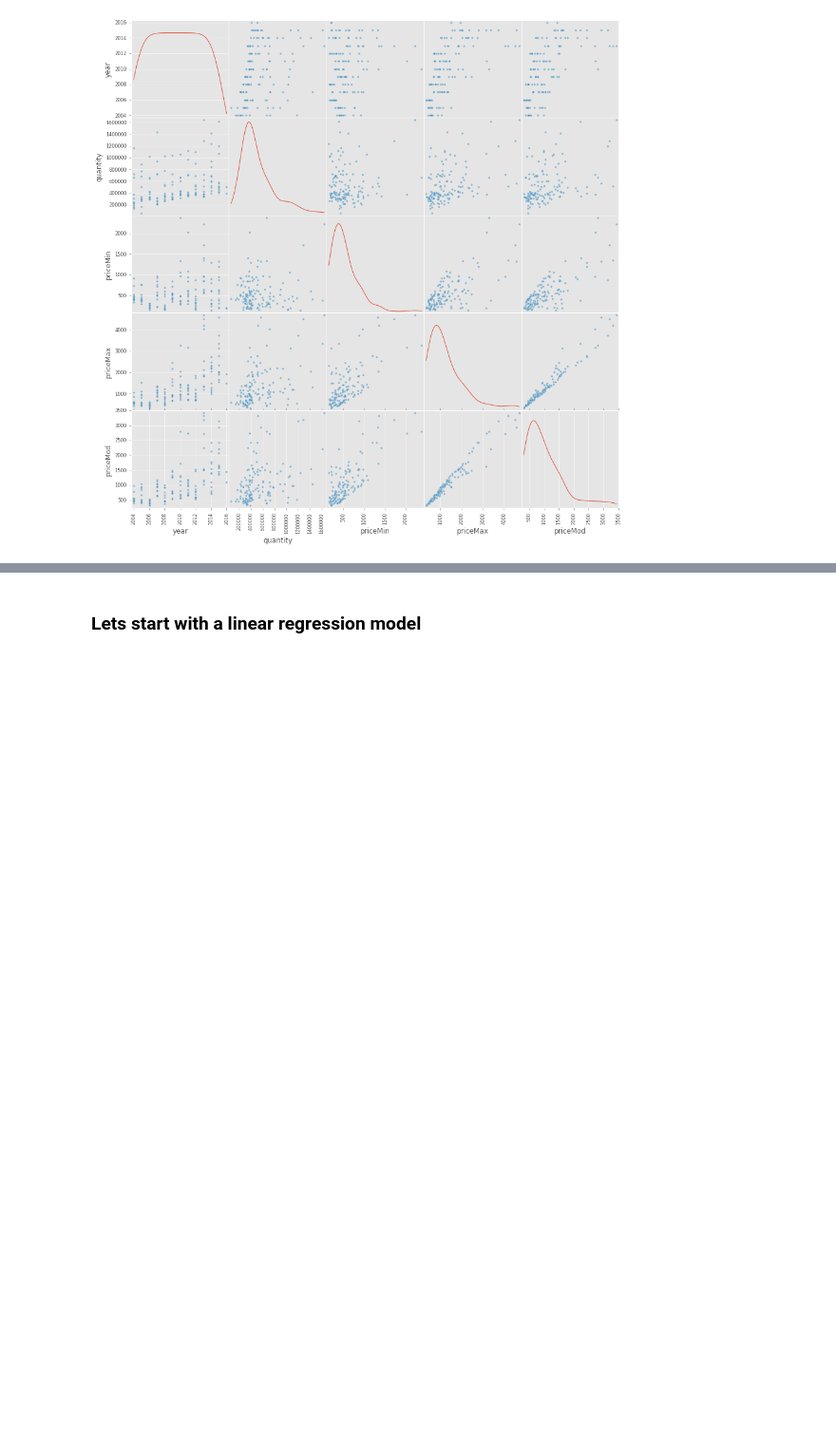
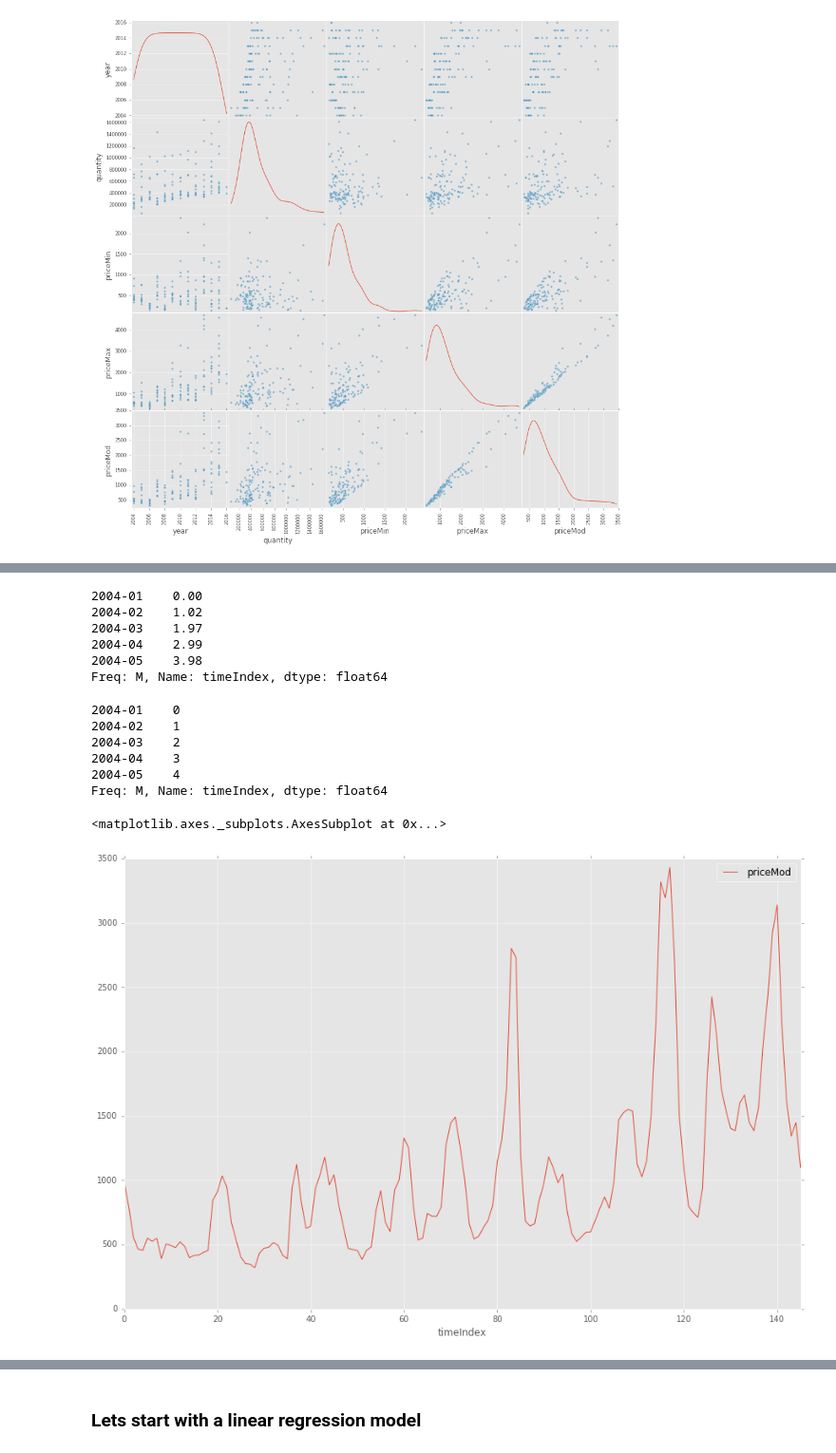
Before and after one commit to jithurjacob/machine-learning, a Jupyter notebook: time_series/5-Model.ipynb, the cells around one changed output, grey strips where cells are left out. Shown: that part at 95% size. Saved outputs shown, nothing was run; the diff lists cells and outputs as text; code cells hidden in the pictures; blank space fills up the shorter version.

```diff
--- a/time_series/5-Model.ipynb
+++ b/time_series/5-Model.ipynb
@@ -38,5 +46,5 @@ df.head()
 # %%
-dfBang = df[df.city == 'BANGALORE']
+dfBang = df.loc[df.city == "BANGALORE"].copy()
 # %%
 dfBang.head()
 # %% [output]
@@ -128,0 +129,3 @@ lm = sm.OLS(y, x).fit()
+# %%
+# Convert date in datetimedelta figure starting from zero
+dfBang["timeIndex"] = dfBang.date - dfBang.date.min()
@@ -128,0 +158,9 @@ lm = sm.OLS(y, x).fit()
+# %%
+dfBang.timeIndex.head()
+# %% [output]
+2004-01    0.00
+2004-02    1.02
+2004-03    1.97
+2004-04    2.99
+2004-05    3.98
+Freq: M, Name: timeIndex, dtype: float64
@@ -128,0 +170,14 @@ lm = sm.OLS(y, x).fit()
+# %%
+dfBang.timeIndex.head()
+# %% [output]
+2004-01    0
+2004-02    1
+2004-03    2
+2004-04    3
+2004-05    4
+Freq: M, Name: timeIndex, dtype: float64
+# %%
+dfBang.plot(kind = 'line', y = 'priceMod', x = 'timeIndex')
+# %% [output]
+<matplotlib.axes._subplots.AxesSubplot at 0x...>
+[figure, added]
```
Also changed, not shown: parts of 55 cells of this notebook, 1 other file.
